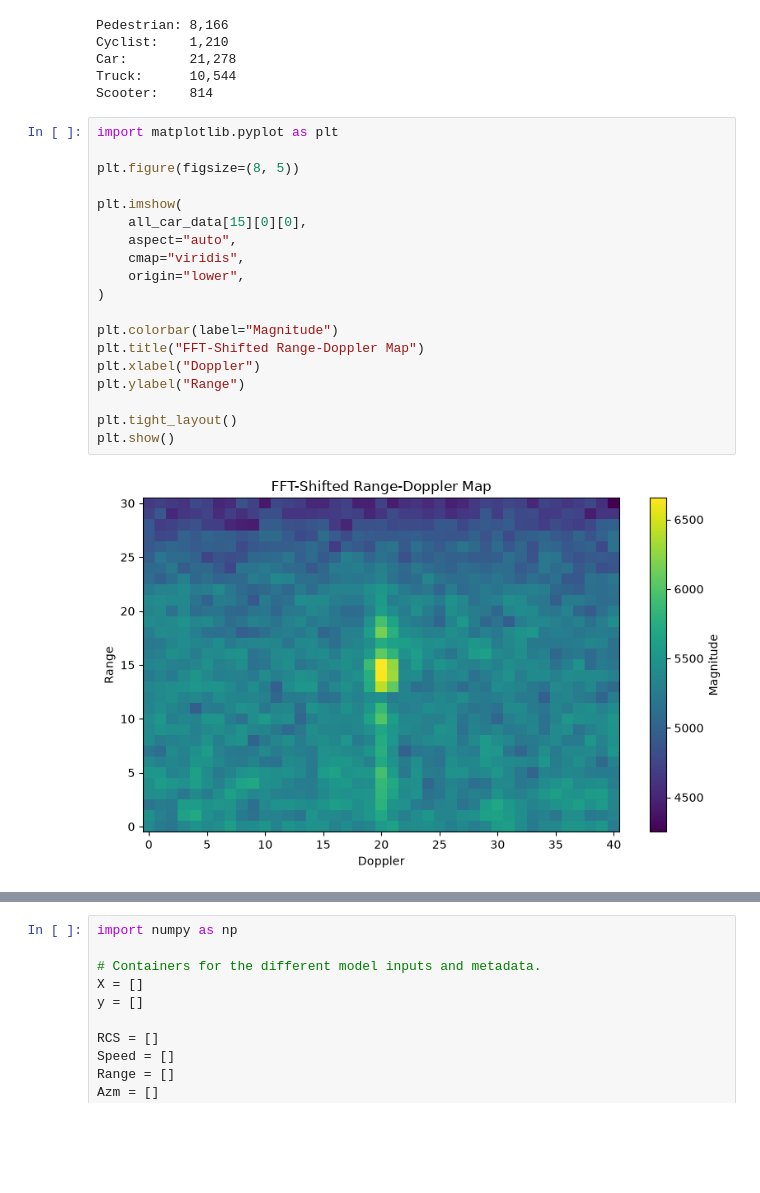
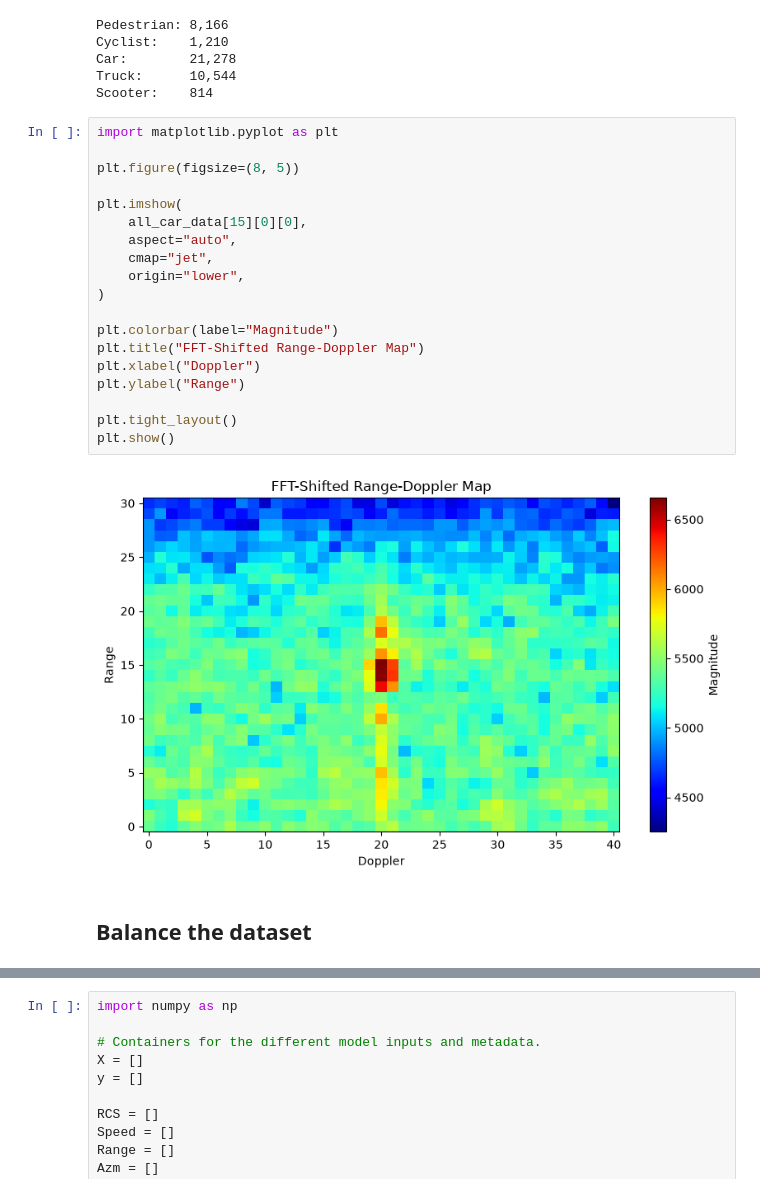
Before and after one commit to rajab-m/radar-object-classification, a Jupyter notebook: radar_object_classification.ipynb, the cells around one changed output, grey strips where cells are left out. Drawn from its saved outputs; the diff is of its cells as text; blank space fills up the shorter version.

```diff
--- a/radar_object_classification.ipynb
+++ b/radar_object_classification.ipynb
@@ -128,23 +135,25 @@ Scooter:    814
 # %%
 import matplotlib.pyplot as plt
 
 plt.figure(figsize=(8, 5))
 
 plt.imshow(
     all_car_data[15][0][0],
     aspect="auto",
-    cmap="viridis",
+    cmap="jet",
     origin="lower",
 )
 
 plt.colorbar(label="Magnitude")
 plt.title("FFT-Shifted Range-Doppler Map")
 plt.xlabel("Doppler")
 plt.ylabel("Range")
 
 plt.tight_layout()
 plt.show()
 # %% [output]
-[figure, old version]
+[figure, new version]
+# %% [markdown]
+## Balance the dataset
 # %%
 datalen = np.min([len(all_car_data),len(all_cyc_data),len(all_ped_data),len(all_truck_data),len(all_scooter_data)])
```
Also changed, not shown: parts of 27 cells of this notebook.
